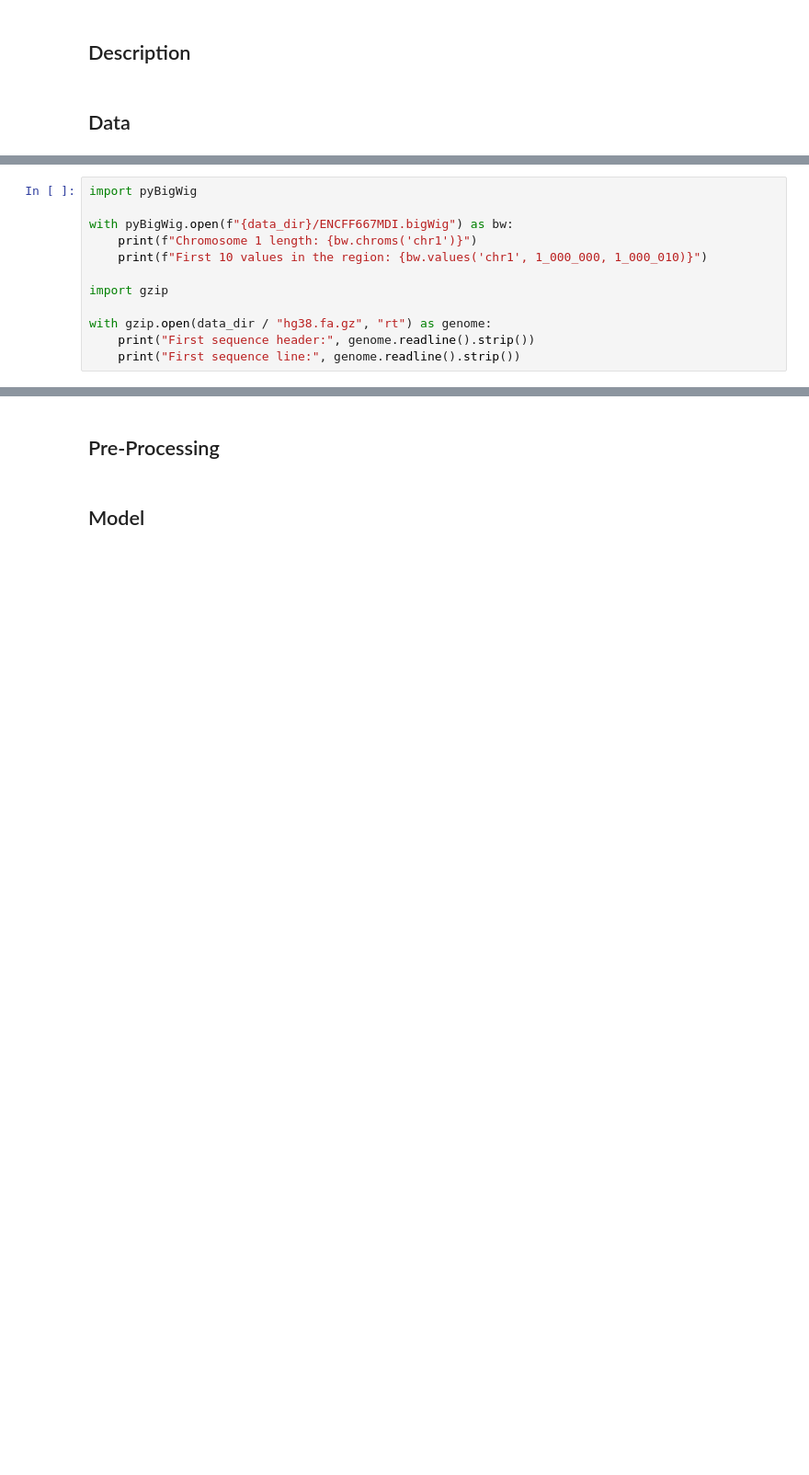
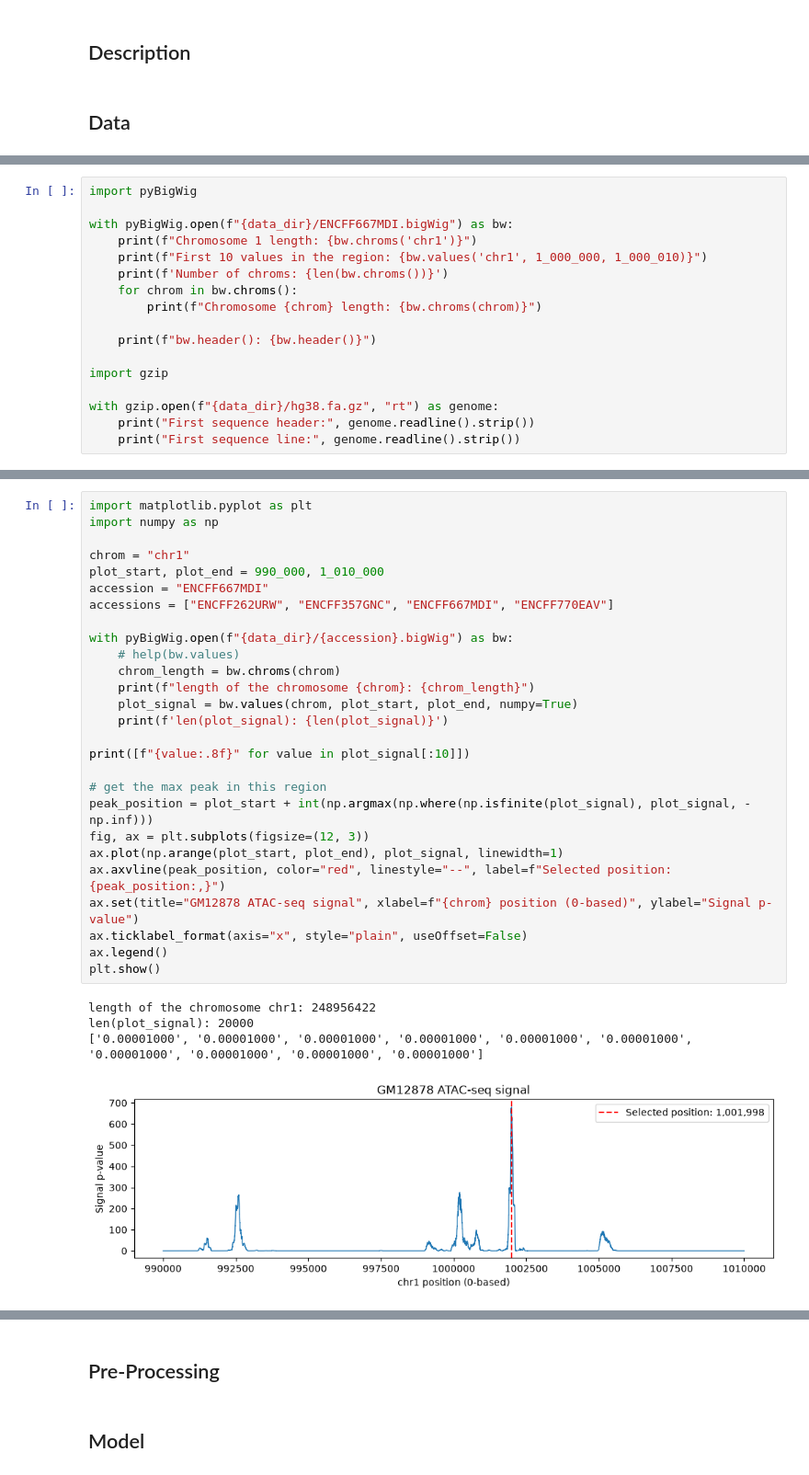
Before and after one commit to marcusrowe222/Deep-Learning-Final-Team-2, a Jupyter notebook: Deep_Learning_Final.ipynb, the cells around one changed output, grey strips where cells are left out. Shown at 92% size. Saved outputs shown, nothing was run; the diff lists cells and outputs as text; blank space fills up the shorter version.

Commit message:
look at the data some

```diff
--- a/Deep_Learning_Final.ipynb
+++ b/Deep_Learning_Final.ipynb
@@ -16,9 +20,14 @@ import pyBigWig
 with pyBigWig.open(f"{data_dir}/ENCFF667MDI.bigWig") as bw:
     print(f"Chromosome 1 length: {bw.chroms('chr1')}")
     print(f"First 10 values in the region: {bw.values('chr1', 1_000_000, 1_000_010)}")
+    print(f'Number of chroms: {len(bw.chroms())}')
+    for chrom in bw.chroms():
+        print(f"Chromosome {chrom} length: {bw.chroms(chrom)}")
+
+    print(f"bw.header(): {bw.header()}")
 
 import gzip
 
-with gzip.open(data_dir / "hg38.fa.gz", "rt") as genome:
+with gzip.open(f"{data_dir}/hg38.fa.gz", "rt") as genome:
     print("First sequence header:", genome.readline().strip())
     print("First sequence line:", genome.readline().strip())
@@ -24,0 +106,32 @@ with gzip.open(data_dir / "hg38.fa.gz", "rt") as genome:
+# %%
+import matplotlib.pyplot as plt
+import numpy as np
+
+chrom = "chr1"
+plot_start, plot_end = 990_000, 1_010_000
+accession = "ENCFF667MDI"
+accessions = ["ENCFF262URW", "ENCFF357GNC", "ENCFF667MDI", "ENCFF770EAV"]
+
+with pyBigWig.open(f"{data_dir}/{accession}.bigWig") as bw:
+    # help(bw.values)
+    chrom_length = bw.chroms(chrom)
+    print(f"length of the chromosome {chrom}: {chrom_length}")
+    plot_signal = bw.values(chrom, plot_start, plot_end, numpy=True)
+    print(f'len(plot_signal): {len(plot_signal)}')
+
+print([f"{value:.8f}" for value in plot_signal[:10]])
+
+# get the max peak in this region
+peak_position = plot_start + int(np.argmax(np.where(np.isfinite(plot_signal), plot_signal, -np.inf)))
+fig, ax = plt.subplots(figsize=(12, 3))
+ax.plot(np.arange(plot_start, plot_end), plot_signal, linewidth=1)
+ax.axvline(peak_position, color="red", linestyle="--", label=f"Selected position: {peak_position:,}")
+ax.set(title="GM12878 ATAC-seq signal", xlabel=f"{chrom} position (0-based)", ylabel="Signal p-value")
+ax.ticklabel_format(axis="x", style="plain", useOffset=False)
+ax.legend()
+plt.show()
+# %% [output]
+length of the chromosome chr1: 248956422
+len(plot_signal): 20000
+['0.00001000', '0.00001000', '0.00001000', '0.00001000', '0.00001000', '0.00001000', '0.00001000', '0.00001000', '0.00001000', '0.00001000']
+[figure, added]
```
Also changed, not shown: parts of 8 cells of this notebook, 2 other files.
